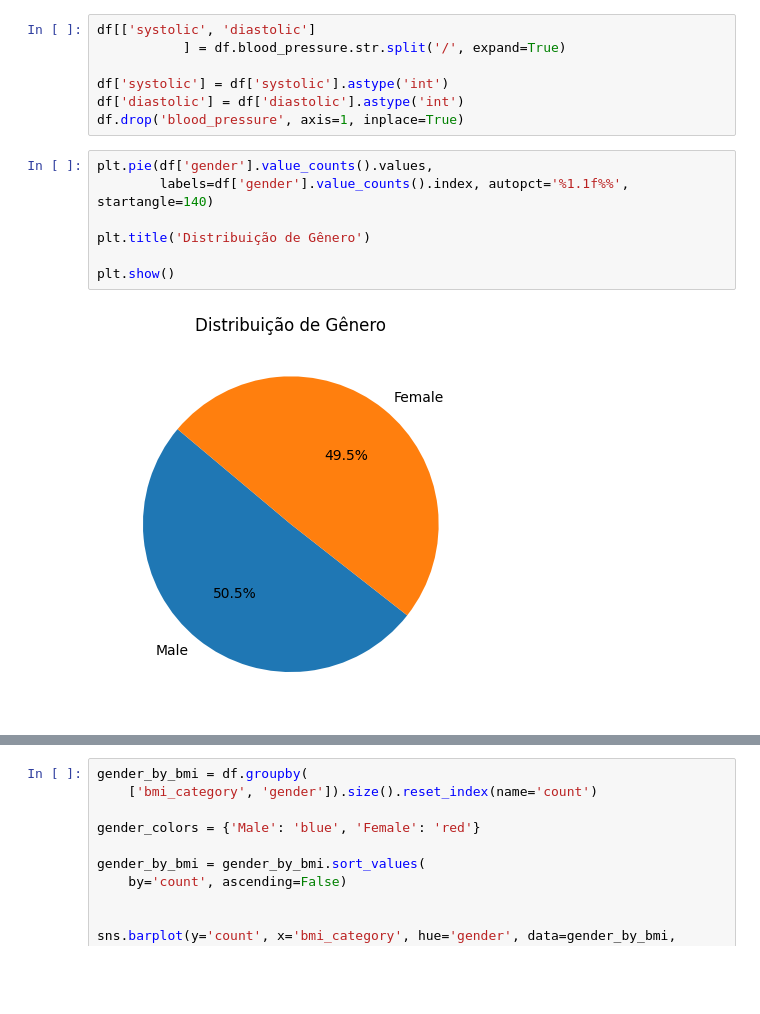
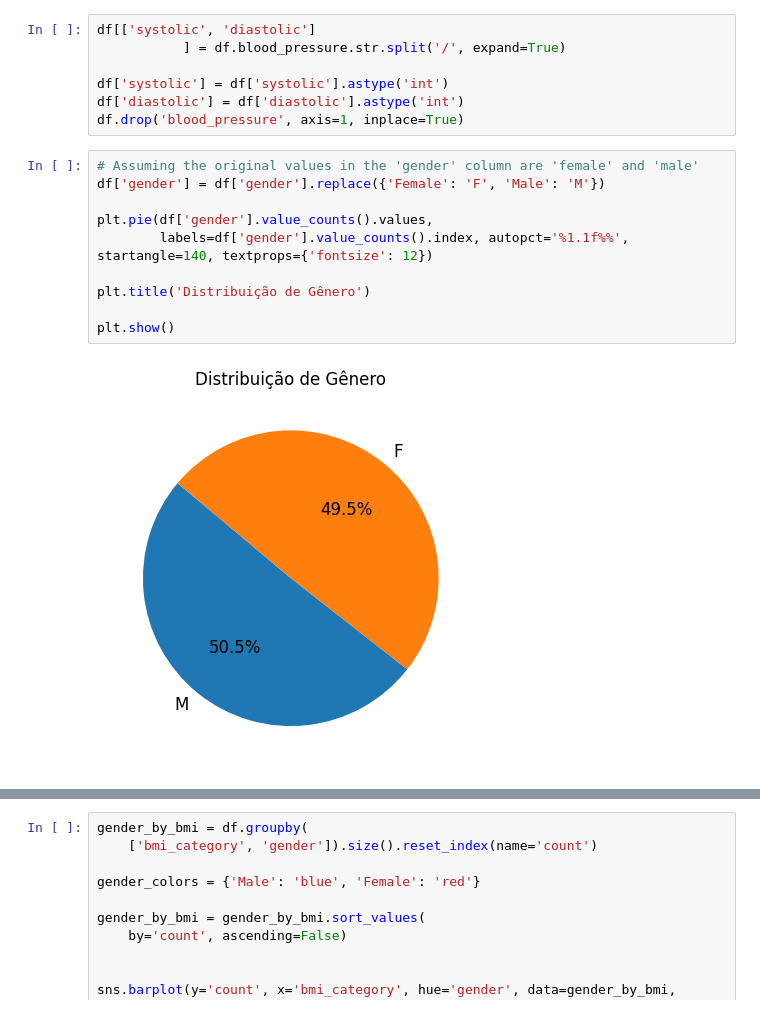
Before and after one commit to matheusvfp/Disturbios_do_Sono, a Jupyter notebook: data_analysis.ipynb, the cells around one changed output, grey strips where cells are left out. Drawn from its saved outputs; the diff is of its cells as text; blank space fills up the shorter version.

```diff
--- a/data_analysis.ipynb
+++ b/data_analysis.ipynb
@@ -55,14 +57,17 @@ df['systolic'] = df['systolic'].astype('int')
 df['diastolic'] = df['diastolic'].astype('int')
 df.drop('blood_pressure', axis=1, inplace=True)
 # %%
+# Assuming the original values in the 'gender' column are 'female' and 'male'
+df['gender'] = df['gender'].replace({'Female': 'F', 'Male': 'M'})
+
 plt.pie(df['gender'].value_counts().values,
-        labels=df['gender'].value_counts().index, autopct='%1.1f%%', startangle=140)
+        labels=df['gender'].value_counts().index, autopct='%1.1f%%', startangle=140, textprops={'fontsize': 12})
 
 plt.title('Distribuição de Gênero')
 
 plt.show()
 # %% [output]
-[figure, old version]
+[figure, new version]
 # %%
 gender_by_occupation = df.groupby(
     ['occupation', 'gender']).size().reset_index(name='count')
```
Also changed, not shown: parts of 8 cells of this notebook, 3 other files.
